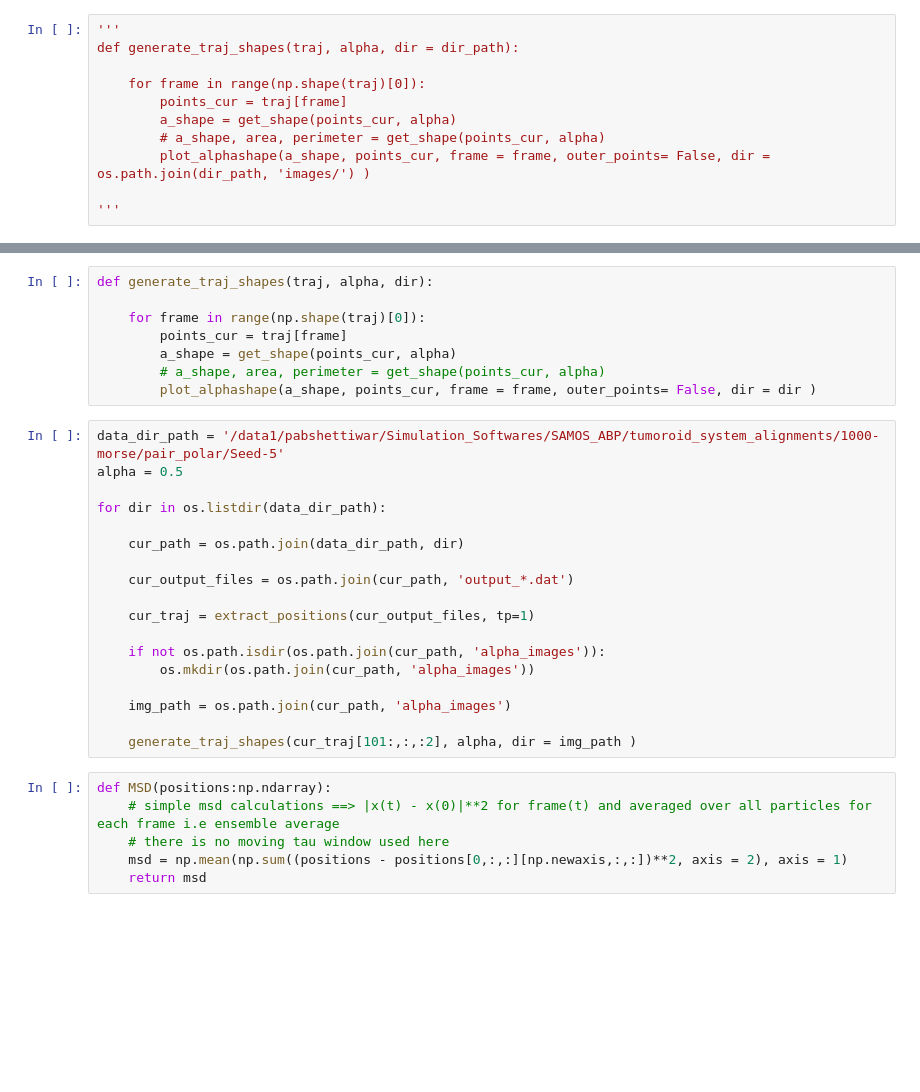
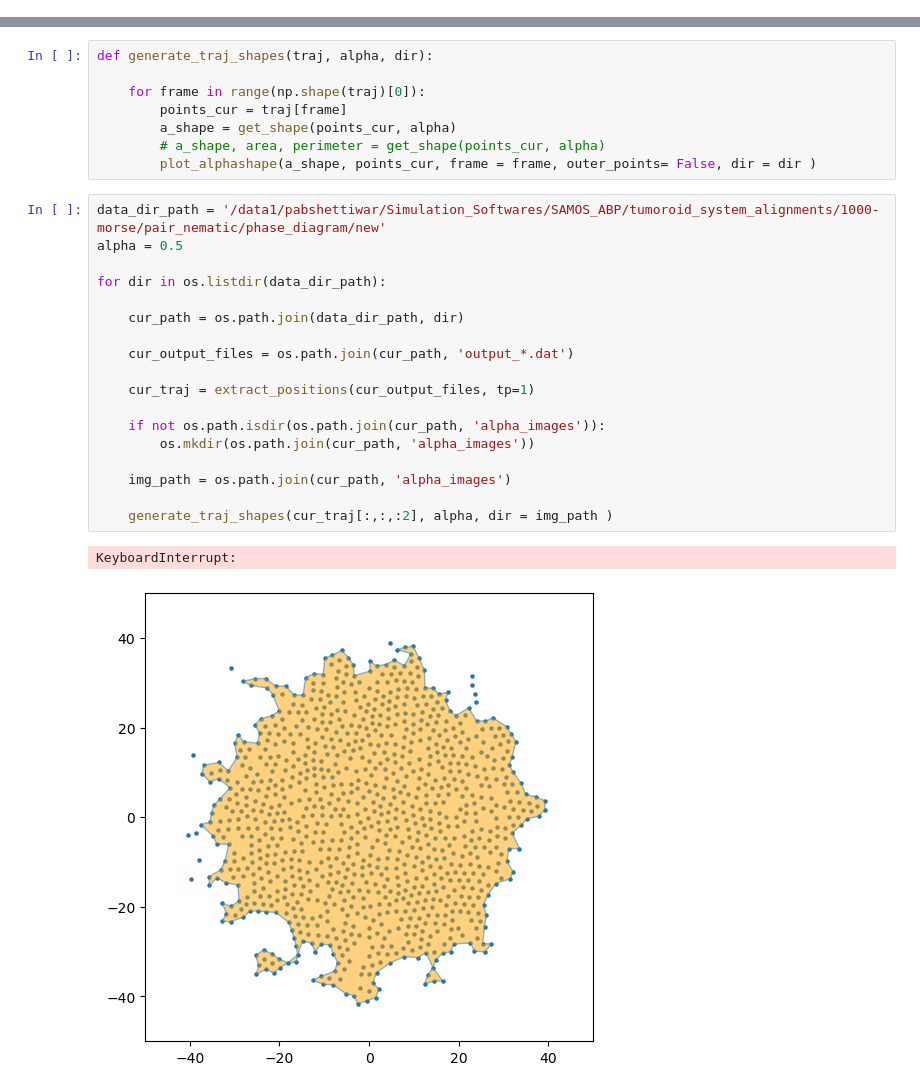
Before and after one commit to capomav/Analysis_tumoroids, a Jupyter notebook: WIP-analysis_code.ipynb, the cells around one changed output, grey strips where cells are left out. Drawn from its saved outputs; the diff is of its cells as text; blank space fills up the shorter version.

```diff
--- a/WIP-analysis_code.ipynb
+++ b/WIP-analysis_code.ipynb
@@ -193,14 +197,3 @@ def get_shape_index(peri, area):
     # si = perimeter/ 2* (pi* area)**1/2
     si = peri / (2* np.sqrt(np.pi * area))
     return si
-# %%
-'''
-def generate_traj_shapes(traj, alpha, dir = dir_path):
-
-    for frame in range(np.shape(traj)[0]):
-        points_cur = traj[frame]
-        a_shape = get_shape(points_cur, alpha)
-        # a_shape, area, perimeter = get_shape(points_cur, alpha)
-        plot_alphashape(a_shape, points_cur, frame = frame, outer_points= False, dir = os.path.join(dir_path, 'images/') )
-
-'''
@@ -215,27 +292,24 @@ def generate_traj_shapes(traj, alpha, dir):
         # a_shape, area, perimeter = get_shape(points_cur, alpha)
         plot_alphashape(a_shape, points_cur, frame = frame, outer_points= False, dir = dir )
 # %%
-data_dir_path = '/data1/pabshettiwar/Simulation_Softwares/SAMOS_ABP/tumoroid_system_alignments/1000-morse/pair_polar/Seed-5'
+data_dir_path = '/data1/pabshettiwar/Simulation_Softwares/SAMOS_ABP/tumoroid_system_alignments/1000-morse/pair_nematic/phase_diagram/new'
 alpha = 0.5
 
 for dir in os.listdir(data_dir_path):
 
     cur_path = os.path.join(data_dir_path, dir)
 
     cur_output_files = os.path.join(cur_path, 'output_*.dat')
 
     cur_traj = extract_positions(cur_output_files, tp=1)
 
     if not os.path.isdir(os.path.join(cur_path, 'alpha_images')):
         os.mkdir(os.path.join(cur_path, 'alpha_images'))
 
     img_path = os.path.join(cur_path, 'alpha_images')
 
-    generate_traj_shapes(cur_traj[101:,:,:2], alpha, dir = img_path )
+    generate_traj_shapes(cur_traj[:,:,:2], alpha, dir = img_path )
+# %% [output]
+KeyboardInterrupt:
+[figure, added]
-# %%
-def MSD(positions:np.ndarray):
-    # simple msd calculations ==> |x(t) - x(0)|**2 for frame(t) and averaged over all particles for each frame i.e ensemble average
-    # there is no moving tau window used here
-    msd = np.mean(np.sum((positions - positions[0,:,:][np.newaxis,:,:])**2, axis = 2), axis = 1)
-    return msd
 # %%
```
Also changed, not shown: parts of 26 cells of this notebook.
